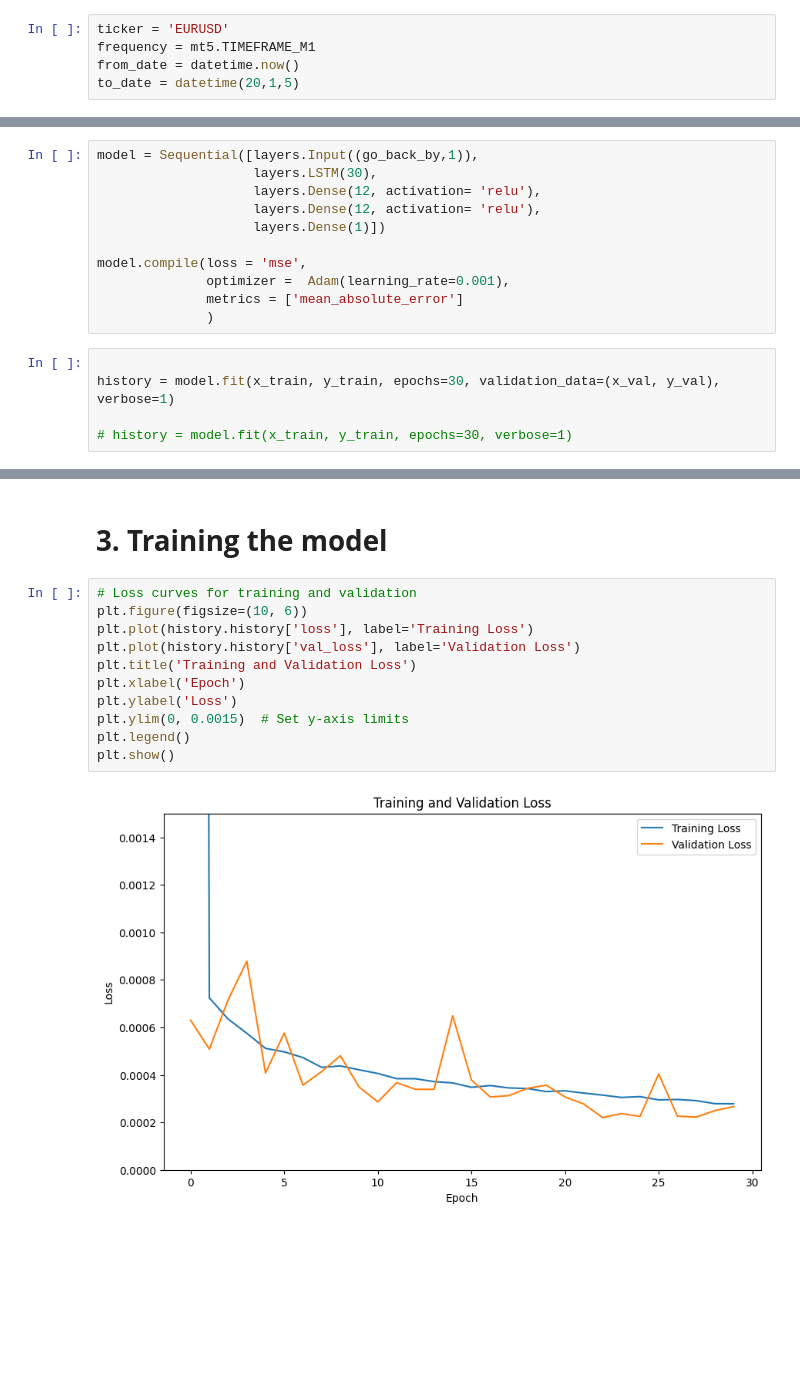
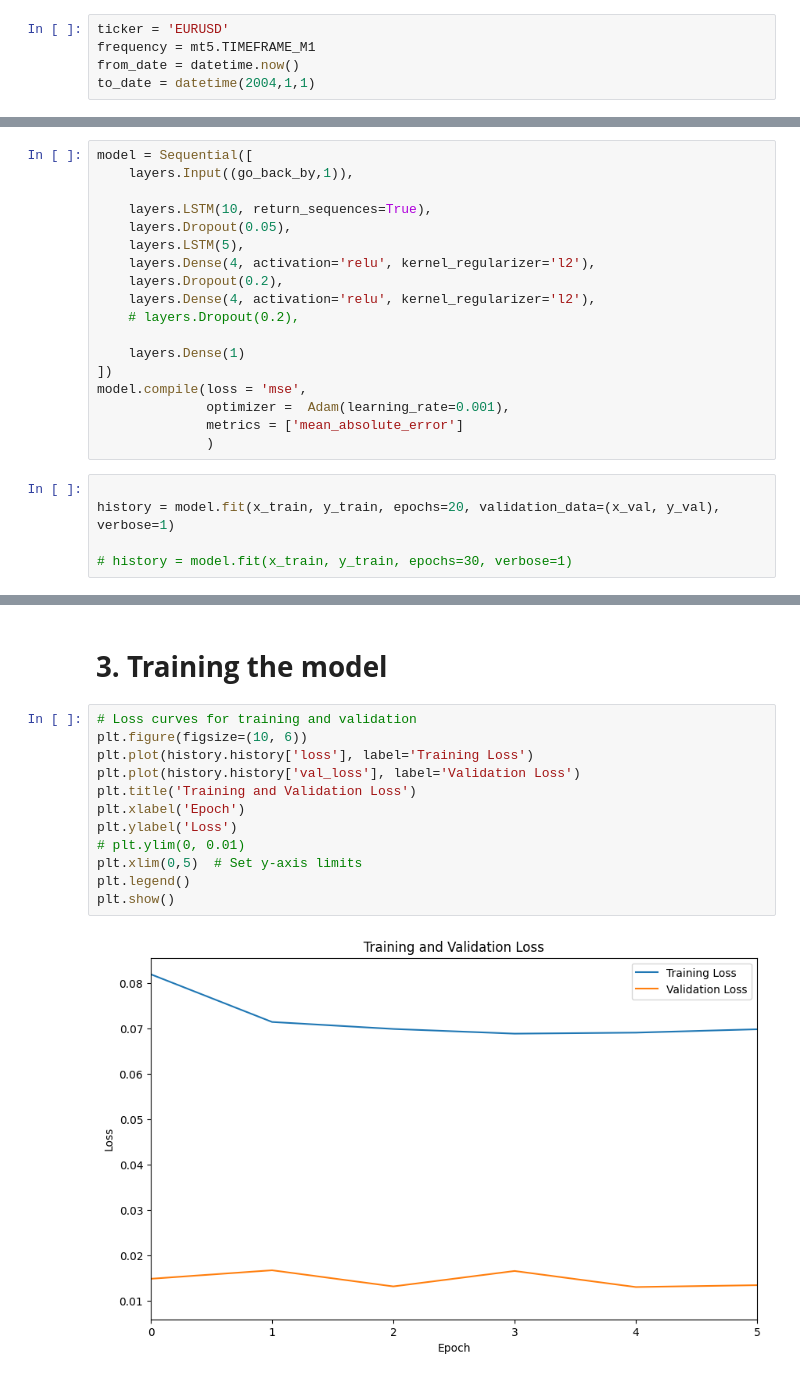
Before and after one commit to MasixoleBOYA/Capstone_Project, a Jupyter notebook: data_sources/MetaTrader5/mt5_model.ipynb, the cells around one changed output, grey strips where cells are left out. Drawn from its saved outputs; the diff is of its cells as text; blank space fills up the shorter version.

```diff
--- a/data_sources/MetaTrader5/mt5_model.ipynb
+++ b/data_sources/MetaTrader5/mt5_model.ipynb
@@ -67,7 +76,7 @@ connected to account #51750680
 ticker = 'EURUSD'
 frequency = mt5.TIMEFRAME_M1
 from_date = datetime.now()
-to_date = datetime(20,1,5)
+to_date = datetime(2004,1,1)
 # %%
 range_rates = mt5.copy_rates_range(ticker,frequency,to_date, from_date)
 range_rates
@@ -292,19 +301,26 @@ Testing set: 23974 instances ( 20.00016684880995 %)
 
 # __3. Training the model__
 # %%
-model = Sequential([layers.Input((go_back_by,1)),
-                    layers.LSTM(30),
-                    layers.Dense(12, activation= 'relu'),
-                    layers.Dense(12, activation= 'relu'),
-                    layers.Dense(1)])
+model = Sequential([
+    layers.Input((go_back_by,1)),
 
+    layers.LSTM(10, return_sequences=True),
+    layers.Dropout(0.05),
+    layers.LSTM(5),
+    layers.Dense(4, activation='relu', kernel_regularizer='l2'),
+    layers.Dropout(0.2),
+    layers.Dense(4, activation='relu', kernel_regularizer='l2'),
+    # layers.Dropout(0.2),
+
+    layers.Dense(1)
+])
 model.compile(loss = 'mse',
               optimizer =  Adam(learning_rate=0.001),
               metrics = ['mean_absolute_error']
               )
 # %%
 
-history = model.fit(x_train, y_train, epochs=30, validation_data=(x_val, y_val), verbose=1)
+history = model.fit(x_train, y_train, epochs=20, validation_data=(x_val, y_val), verbose=1)
 
 # history = model.fit(x_train, y_train, epochs=30, verbose=1)
 # %% [output]
@@ -364,13 +387,14 @@ plt.show()
 # %%
 # Loss curves for training and validation
 plt.figure(figsize=(10, 6))
 plt.plot(history.history['loss'], label='Training Loss')
 plt.plot(history.history['val_loss'], label='Validation Loss')
 plt.title('Training and Validation Loss')
 plt.xlabel('Epoch')
 plt.ylabel('Loss')
-plt.ylim(0, 0.0015)  # Set y-axis limits
+# plt.ylim(0, 0.01)
+plt.xlim(0,5)  # Set y-axis limits
 plt.legend()
 plt.show()
 # %% [output]
-[figure, old version]
+[figure, new version]
```
Also changed, not shown: parts of 16 cells of this notebook, 2 other files.
